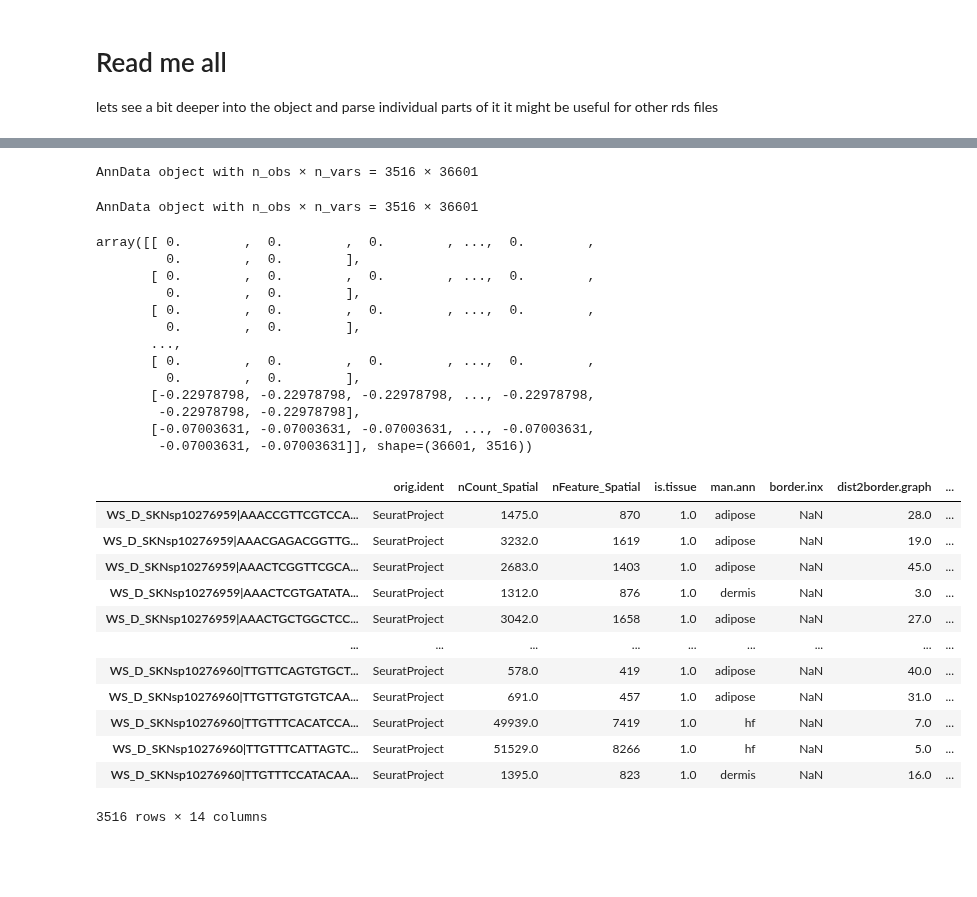
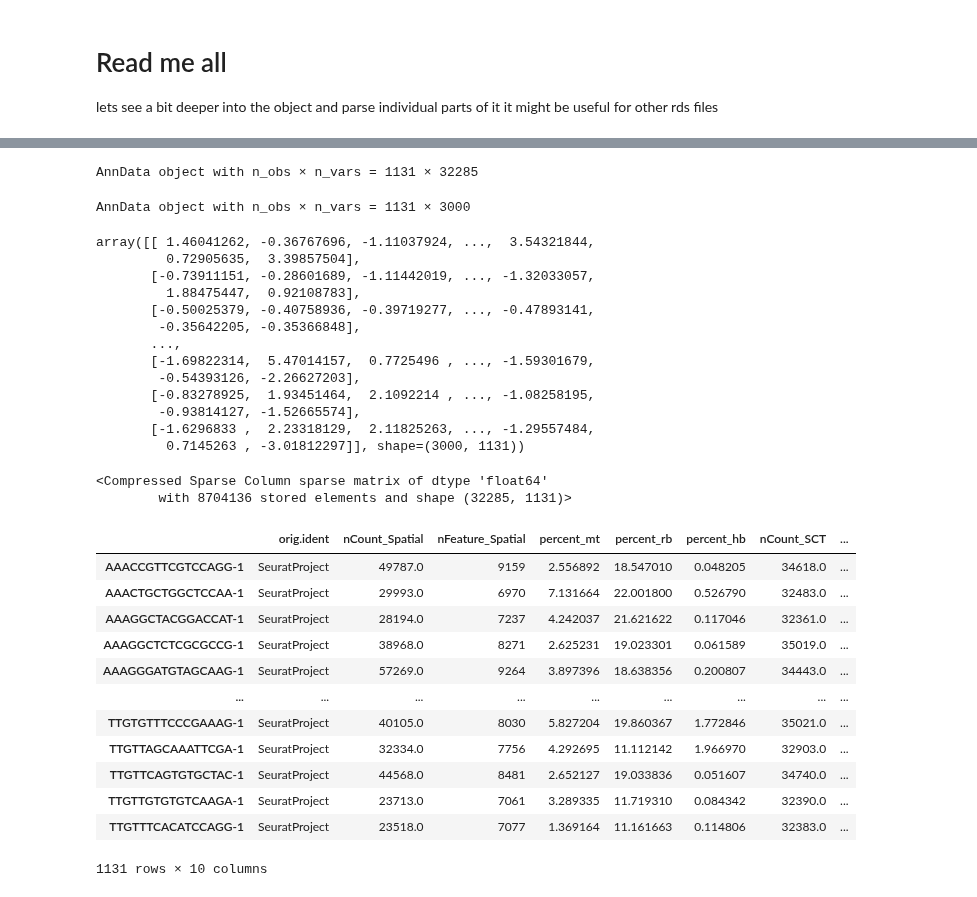
Before and after one commit to cellgeni/py8rds, a Jupyter notebook: tutorials/tutorial.ipynb, the cells around one changed output, grey strips where cells are left out. Drawn from its saved outputs; the diff is of its cells as text; code cells hidden in the pictures; blank space fills up the shorter version.

```diff
--- a/tutorials/tutorial.ipynb
+++ b/tutorials/tutorial.ipynb
@@ -19,6 +57,6 @@ AnnData object with n_obs × n_vars = 972 × 36601
 # A bit of customization
 read file, check what is inside and select what to load
 # %%
-robj = rdd.parse_rds("/nfs/cellgeni/pasham/code/rds-py/rds/visium2.rds")
+robj = py8rds.parse_rds("GSM8704851_20210117-NMK0-FM1-Fc1U1Z1Bs1_obj.rds")
 robj.show()
 # %% [output]
@@ -90,46 +145,52 @@ Robj(dgCMatrix):
 # %%
-# we can load it as anndata (in order to keep dimnames if any)
-rdd.matrix2anndata(robj.get(['assays',0,'data']))
+# we can load any Matrix as anndata (is uses anndata not numpy in order to keep dimnames if any)
+py8rds.as_anndata(robj.get(['assays',0,'data']))
 # %% [output]
-AnnData object with n_obs × n_vars = 3516 × 36601
+AnnData object with n_obs × n_vars = 1131 × 32285
 # %%
-# matrix2anndata can handle dense arrays as well
-rdd.matrix2anndata(robj.get(['assays',0,'scale.data']))
+# as_anndata can handle dense arrays as well
+py8rds.as_anndata(robj.get(['assays',1,'scale.data']))
 # %% [output]
-AnnData object with n_obs × n_vars = 3516 × 36601
+AnnData object with n_obs × n_vars = 1131 × 3000
 # %%
-# or if you don't need anndata, just array
-rdd.array2numpy(robj.get(['assays',0,'scale.data']))
+# or if you don't need anndata, lets load just array
+py8rds.as_numpy(robj.get(['assays',1,'scale.data']))
 # %% [output]
-array([[ 0.        ,  0.        ,  0.        , ...,  0.        ,
-         0.        ,  0.        ],
-       [ 0.        ,  0.        ,  0.        , ...,  0.        ,
-         0.        ,  0.        ],
-       [ 0.        ,  0.        ,  0.        , ...,  0.        ,
-         0.        ,  0.        ],
+array([[ 1.46041262, -0.36767696, -1.11037924, ...,  3.54321844,
+         0.72905635,  3.39857504],
+       [-0.73911151, -0.28601689, -1.11442019, ..., -1.32033057,
+         1.88475447,  0.92108783],
+       [-0.50025379, -0.40758936, -0.39719277, ..., -0.47893141,
+        -0.35642205, -0.35366848],
        ...,
-       [ 0.        ,  0.        ,  0.        , ...,  0.        ,
-         0.        ,  0.        ],
-       [-0.22978798, -0.22978798, -0.22978798, ..., -0.22978798,
-        -0.22978798, -0.22978798],
-       [-0.07003631, -0.07003631, -0.07003631, ..., -0.07003631,
-        -0.07003631, -0.07003631]], shape=(36601, 3516))
+       [-1.69822314,  5.47014157,  0.7725496 , ..., -1.59301679,
+        -0.54393126, -2.26627203],
+       [-0.83278925,  1.93451464,  2.1092214 , ..., -1.08258195,
+        -0.93814127, -1.52665574],
+       [-1.6296833 ,  2.23318129,  2.11825263, ..., -1.29557484,
+         0.7145263 , -3.01812297]], shape=(3000, 1131))
+# %%
+# or sparse ones:
+py8rds.as_numpy(robj.get(['assays',0,'counts']))
+# %% [output]
+<Compressed Sparse Column sparse matrix of dtype 'float64'
+        with 8704136 stored elements and shape (32285, 1131)>
 # %%
-# or we cam read data.frame
-obs = rdd.as_data_frame(robj.get('meta.data'))
+# or we can read data.frame
+obs = py8rds.as_data_frame(robj.get('meta.data'))
 obs
 # %% [output]
-|  | orig.ident | nCount_Spatial | nFeature_Spatial | is.tissue | man.ann | border.inx | dist2border.graph | ... |
-| WS_D_SKNsp10276959|AAACCGTTCGTCCA... | SeuratProject | 1475.0 | 870 | 1.0 | adipose | NaN | 28.0 | ... |
-| WS_D_SKNsp10276959|AAACGAGACGGTTG... | SeuratProject | 3232.0 | 1619 | 1.0 | adipose | NaN | 19.0 | ... |
-| WS_D_SKNsp10276959|AAACTCGGTTCGCA... | SeuratProject | 2683.0 | 1403 | 1.0 | adipose | NaN | 45.0 | ... |
-| WS_D_SKNsp10276959|AAACTCGTGATATA... | SeuratProject | 1312.0 | 876 | 1.0 | dermis | NaN | 3.0 | ... |
-| WS_D_SKNsp10276959|AAACTGCTGGCTCC... | SeuratProject | 3042.0 | 1658 | 1.0 | adipose | NaN | 27.0 | ... |
+|  | orig.ident | nCount_Spatial | nFeature_Spatial | percent_mt | percent_rb | percent_hb | nCount_SCT | ... |
+| AAACCGTTCGTCCAGG-1 | SeuratProject | 49787.0 | 9159 | 2.556892 | 18.547010 | 0.048205 | 34618.0 | ... |
+| AAACTGCTGGCTCCAA-1 | SeuratProject | 29993.0 | 6970 | 7.131664 | 22.001800 | 0.526790 | 32483.0 | ... |
+| AAAGGCTACGGACCAT-1 | SeuratProject | 28194.0 | 7237 | 4.242037 | 21.621622 | 0.117046 | 32361.0 | ... |
+| AAAGGCTCTCGCGCCG-1 | SeuratProject | 38968.0 | 8271 | 2.625231 | 19.023301 | 0.061589 | 35019.0 | ... |
+| AAAGGGATGTAGCAAG-1 | SeuratProject | 57269.0 | 9264 | 3.897396 | 18.638356 | 0.200807 | 34443.0 | ... |
 | ... | ... | ... | ... | ... | ... | ... | ... | ... |
-| WS_D_SKNsp10276960|TTGTTCAGTGTGCT... | SeuratProject | 578.0 | 419 | 1.0 | adipose | NaN | 40.0 | ... |
-| WS_D_SKNsp10276960|TTGTTGTGTGTCAA... | SeuratProject | 691.0 | 457 | 1.0 | adipose | NaN | 31.0 | ... |
-| WS_D_SKNsp10276960|TTGTTTCACATCCA... | SeuratProject | 49939.0 | 7419 | 1.0 | hf | NaN | 7.0 | ... |
-| WS_D_SKNsp10276960|TTGTTTCATTAGTC... | SeuratProject | 51529.0 | 8266 | 1.0 | hf | NaN | 5.0 | ... |
-| WS_D_SKNsp10276960|TTGTTTCCATACAA... | SeuratProject | 1395.0 | 823 | 1.0 | dermis | NaN | 16.0 | ... |
+| TTGTGTTTCCCGAAAG-1 | SeuratProject | 40105.0 | 8030 | 5.827204 | 19.860367 | 1.772846 | 35021.0 | ... |
+| TTGTTAGCAAATTCGA-1 | SeuratProject | 32334.0 | 7756 | 4.292695 | 11.112142 | 1.966970 | 32903.0 | ... |
+| TTGTTCAGTGTGCTAC-1 | SeuratProject | 44568.0 | 8481 | 2.652127 | 19.033836 | 0.051607 | 34740.0 | ... |
+| TTGTTGTGTGTCAAGA-1 | SeuratProject | 23713.0 | 7061 | 3.289335 | 11.719310 | 0.084342 | 32390.0 | ... |
+| TTGTTTCACATCCAGG-1 | SeuratProject | 23518.0 | 7077 | 1.369164 | 11.161663 | 0.114806 | 32383.0 | ... |
-3516 rows × 14 columns
+1131 rows × 10 columns
 # %%
```
Also changed, not shown: parts of 36 cells of this notebook, 1 other file.
